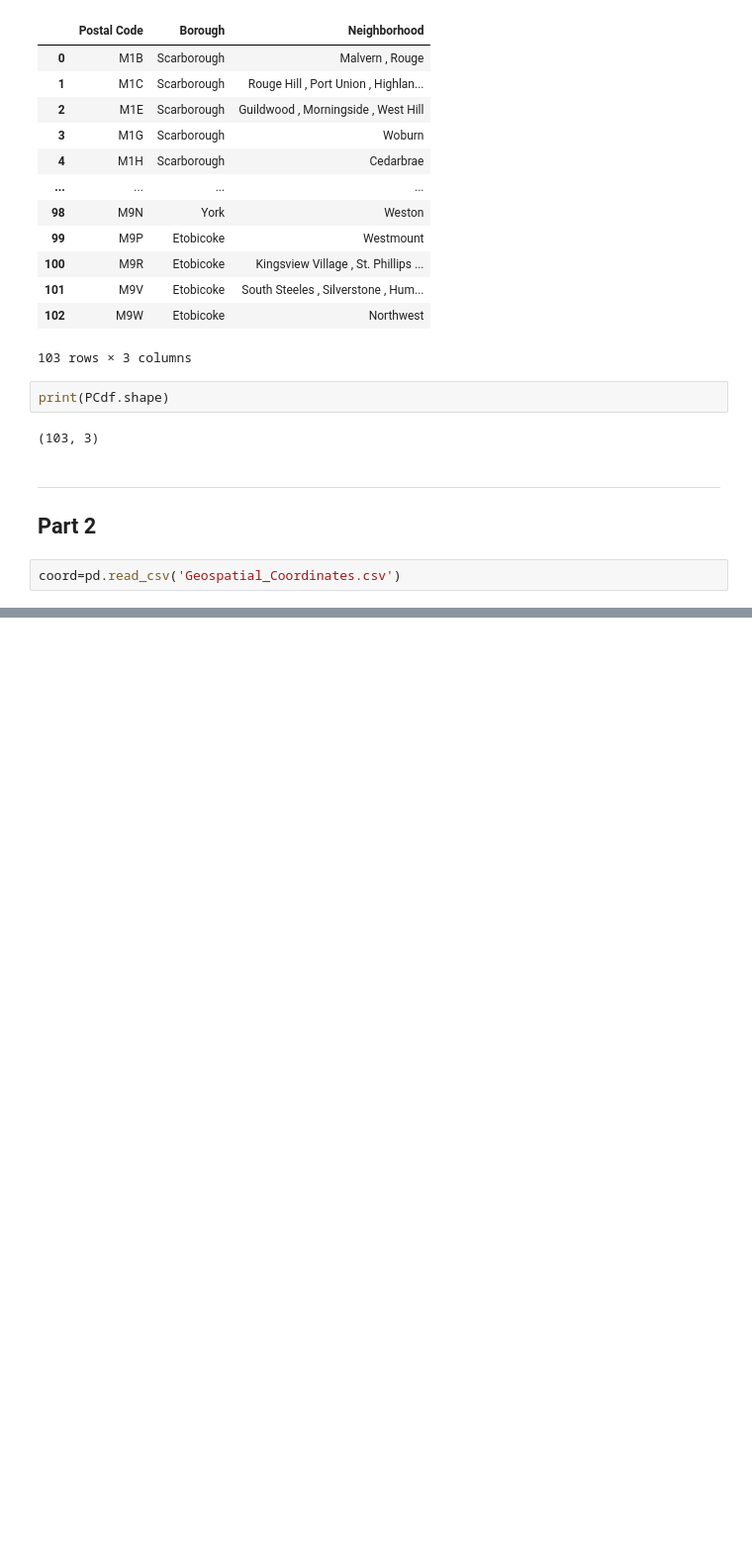
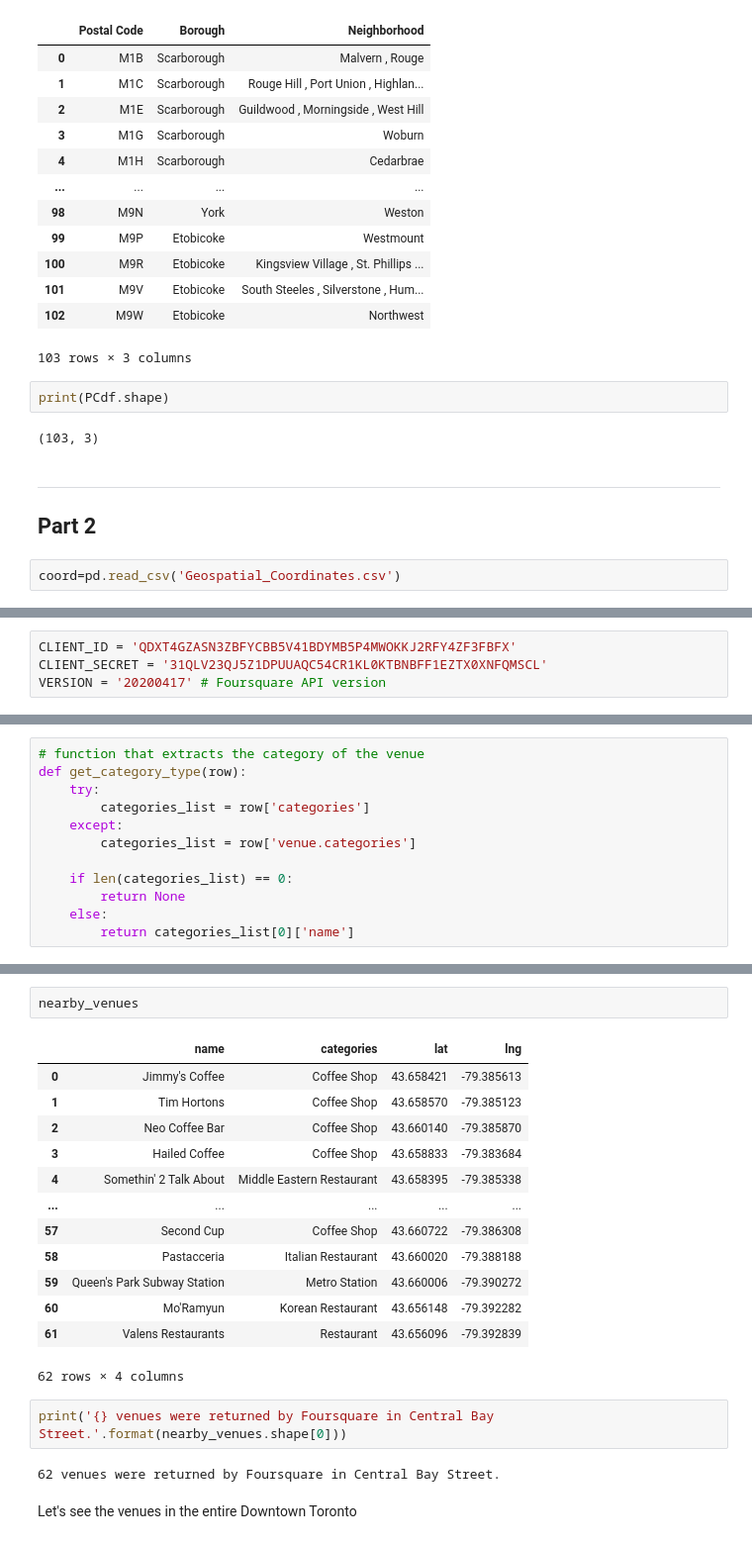
Before and after one commit to dfnah/Coursera_Capstone, a Jupyter notebook: Toronto_PostCode.ipynb, the cells around one changed output, grey strips where cells are left out. Shown at 99% size. Drawn from its saved outputs; the diff is of its cells as text; blank space fills up the shorter version.

```diff
--- a/Toronto_PostCode.ipynb
+++ b/Toronto_PostCode.ipynb
@@ -82,0 +198,4 @@ PCdf.merge(coord,on='Postal Code')
+# %%
+CLIENT_ID = 'QDXT4GZASN3ZBFYCBB5V41BDYMB5P4MWOKKJ2RFY4ZF3FBFX'
+CLIENT_SECRET = '31QLV23QJ5Z1DPUUAQC54CR1KL0KTBNBFF1EZTX0XNFQMSCL'
+VERSION = '20200417' # Foursquare API version
@@ -82,0 +246,12 @@ PCdf.merge(coord,on='Postal Code')
+# %%
+# function that extracts the category of the venue
+def get_category_type(row):
+    try:
+        categories_list = row['categories']
+    except:
+        categories_list = row['venue.categories']
+
+    if len(categories_list) == 0:
+        return None
+    else:
+        return categories_list[0]['name']
@@ -82,0 +281,22 @@ PCdf.merge(coord,on='Postal Code')
+# %%
+nearby_venues
+# %% [output]
+|  | name | categories | lat | lng |
+| 0 | Jimmy's Coffee | Coffee Shop | 43.658421 | -79.385613 |
+| 1 | Tim Hortons | Coffee Shop | 43.658570 | -79.385123 |
+| 2 | Neo Coffee Bar | Coffee Shop | 43.660140 | -79.385870 |
+| 3 | Hailed Coffee | Coffee Shop | 43.658833 | -79.383684 |
+| 4 | Somethin' 2 Talk About | Middle Eastern Restaurant | 43.658395 | -79.385338 |
+| ... | ... | ... | ... | ... |
+| 57 | Second Cup | Coffee Shop | 43.660722 | -79.386308 |
+| 58 | Pastacceria | Italian Restaurant | 43.660020 | -79.388188 |
+| 59 | Queen's Park Subway Station | Metro Station | 43.660006 | -79.390272 |
+| 60 | Mo'Ramyun | Korean Restaurant | 43.656148 | -79.392282 |
+| 61 | Valens Restaurants | Restaurant | 43.656096 | -79.392839 |
+62 rows × 4 columns
+# %%
+print('{} venues were returned by Foursquare in Central Bay Street.'.format(nearby_venues.shape[0]))
+# %% [output]
+62 venues were returned by Foursquare in Central Bay Street.
+# %% [markdown]
+Let's see the venues in the entire Downtown Toronto
```
Also changed, not shown: parts of 58 cells of this notebook.
